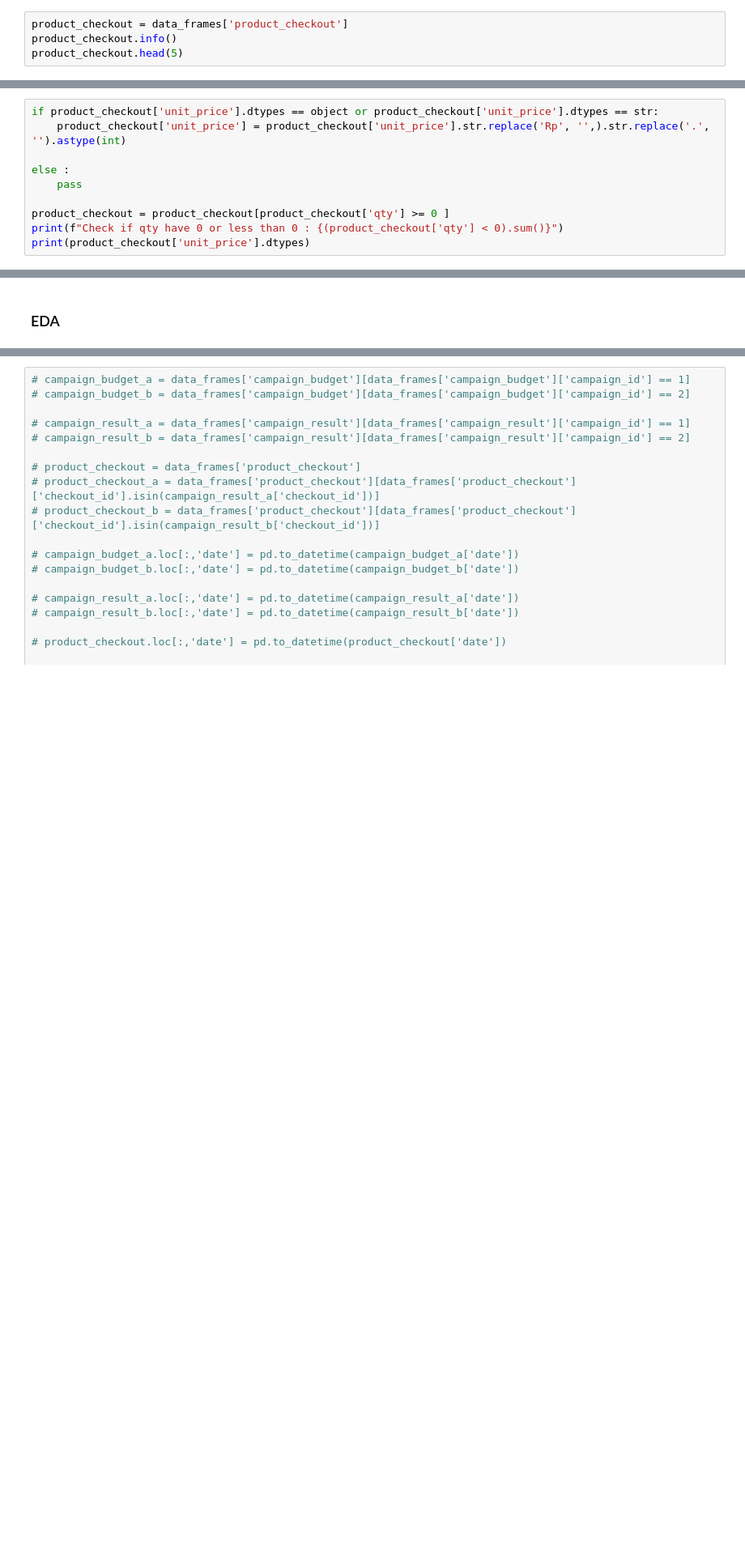
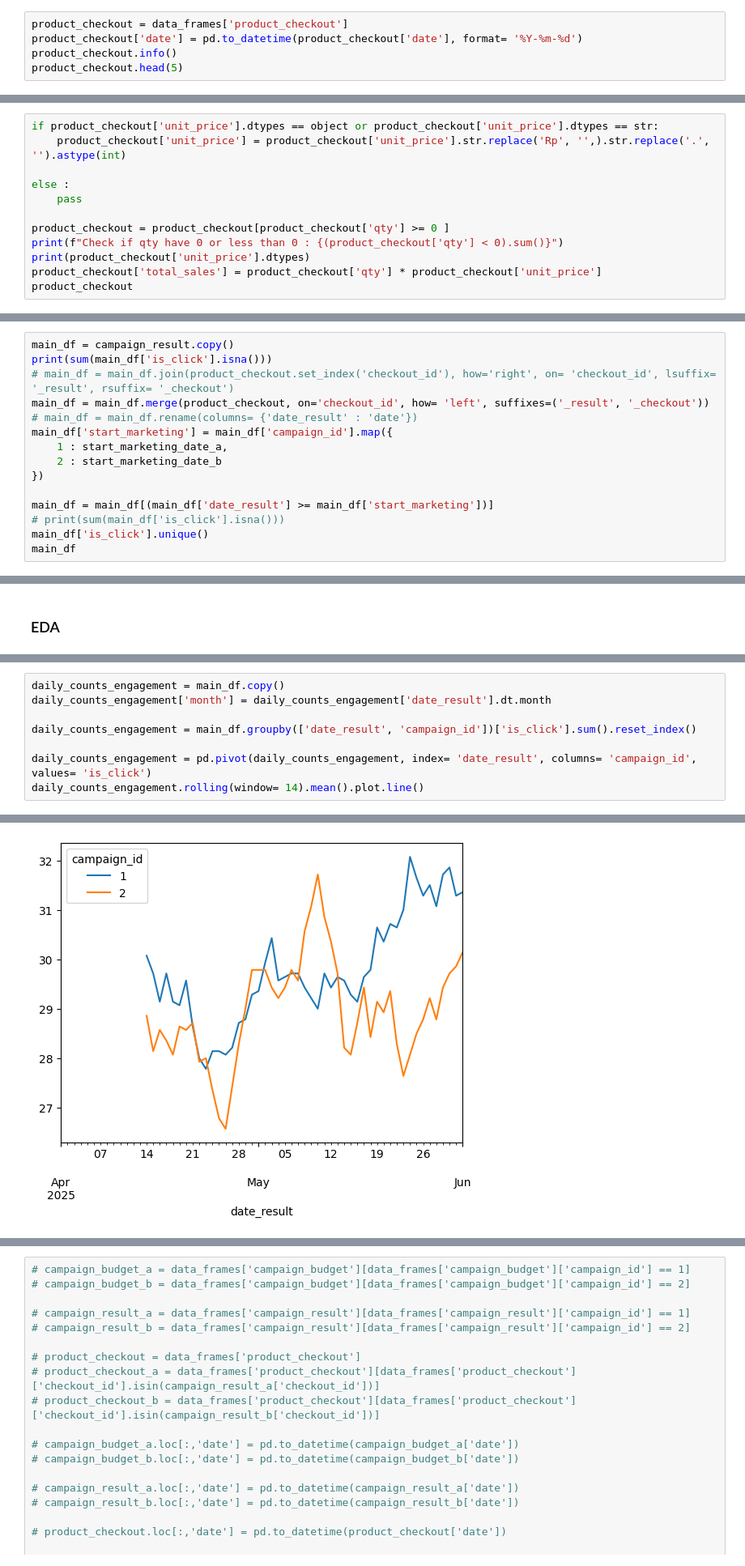
Before and after one commit to vandevee3/MarketingAnalysis, a Jupyter notebook: source/main.ipynb, the cells around one changed output, grey strips where cells are left out. Shown at 81% size. Drawn from its saved outputs; the diff is of its cells as text; blank space fills up the shorter version.

```diff
--- a/source/main.ipynb
+++ b/source/main.ipynb
@@ -273,6 +265,7 @@ See the caveats in the documentation: https://pandas.pydata.org/pandas-docs/stab
 #### product_checkout
 # %%
 product_checkout = data_frames['product_checkout']
+product_checkout['date'] = pd.to_datetime(product_checkout['date'], format= '%Y-%m-%d')
 product_checkout.info()
 product_checkout.head(5)
 # %% [output]
@@ -314,6 +307,8 @@ else :
 product_checkout = product_checkout[product_checkout['qty'] >= 0 ]
 print(f"Check if qty have 0 or less than 0 : {(product_checkout['qty'] < 0).sum()}")
 print(product_checkout['unit_price'].dtypes)
+product_checkout['total_sales'] = product_checkout['qty'] * product_checkout['unit_price']
+product_checkout
 # %% [output]
 Check if qty have 0 or less than 0 : 0
 int64
@@ -319,0 +335,15 @@ int64
+# %%
+main_df = campaign_result.copy()
+print(sum(main_df['is_click'].isna()))
+# main_df = main_df.join(product_checkout.set_index('checkout_id'), how='right', on= 'checkout_id', lsuffix= '_result', rsuffix= '_checkout')
+main_df = main_df.merge(product_checkout, on='checkout_id', how= 'left', suffixes=('_result', '_checkout'))
+# main_df = main_df.rename(columns= {'date_result' : 'date'})
+main_df['start_marketing'] = main_df['campaign_id'].map({
+    1 : start_marketing_date_a,
+    2 : start_marketing_date_b
+})
+
+main_df = main_df[(main_df['date_result'] >= main_df['start_marketing'])]
+# print(sum(main_df['is_click'].isna()))
+main_df['is_click'].unique()
+main_df
@@ -396,0 +512,9 @@ def calculate_cac(total_marketing_spend, new_customers):
+# %%
+daily_counts_engagement = main_df.copy()
+daily_counts_engagement['month'] = daily_counts_engagement['date_result'].dt.month
+
+daily_counts_engagement = main_df.groupby(['date_result', 'campaign_id'])['is_click'].sum().reset_index()
+
+daily_counts_engagement = pd.pivot(daily_counts_engagement, index= 'date_result', columns= 'campaign_id', values= 'is_click')
+daily_counts_engagement.rolling(window= 14).mean().plot.line()
+# %% [output]
@@ -396,0 +522 @@ def calculate_cac(total_marketing_spend, new_customers):
+[figure, added]
```
Also changed, not shown: parts of 29 cells of this notebook.
